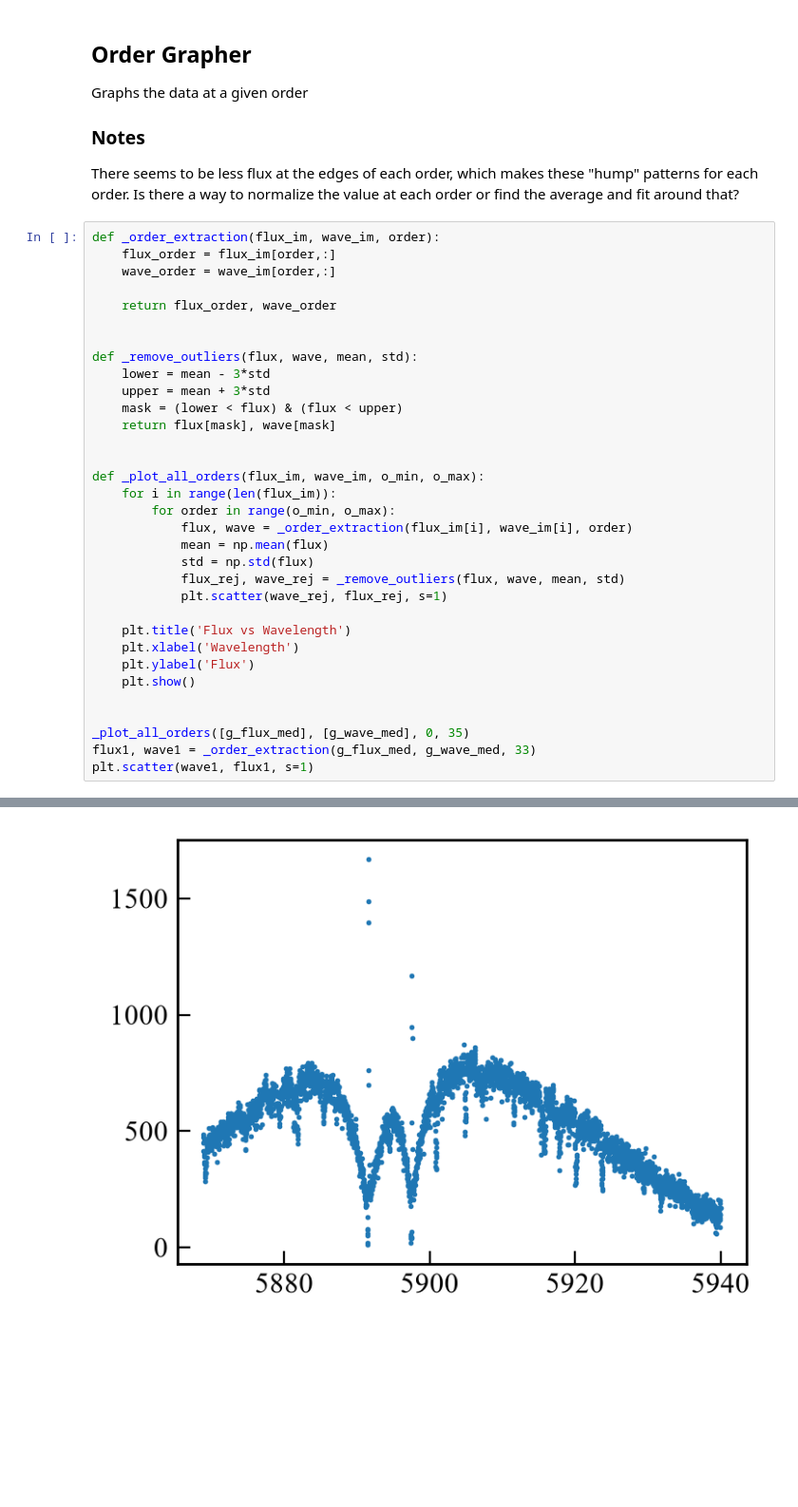
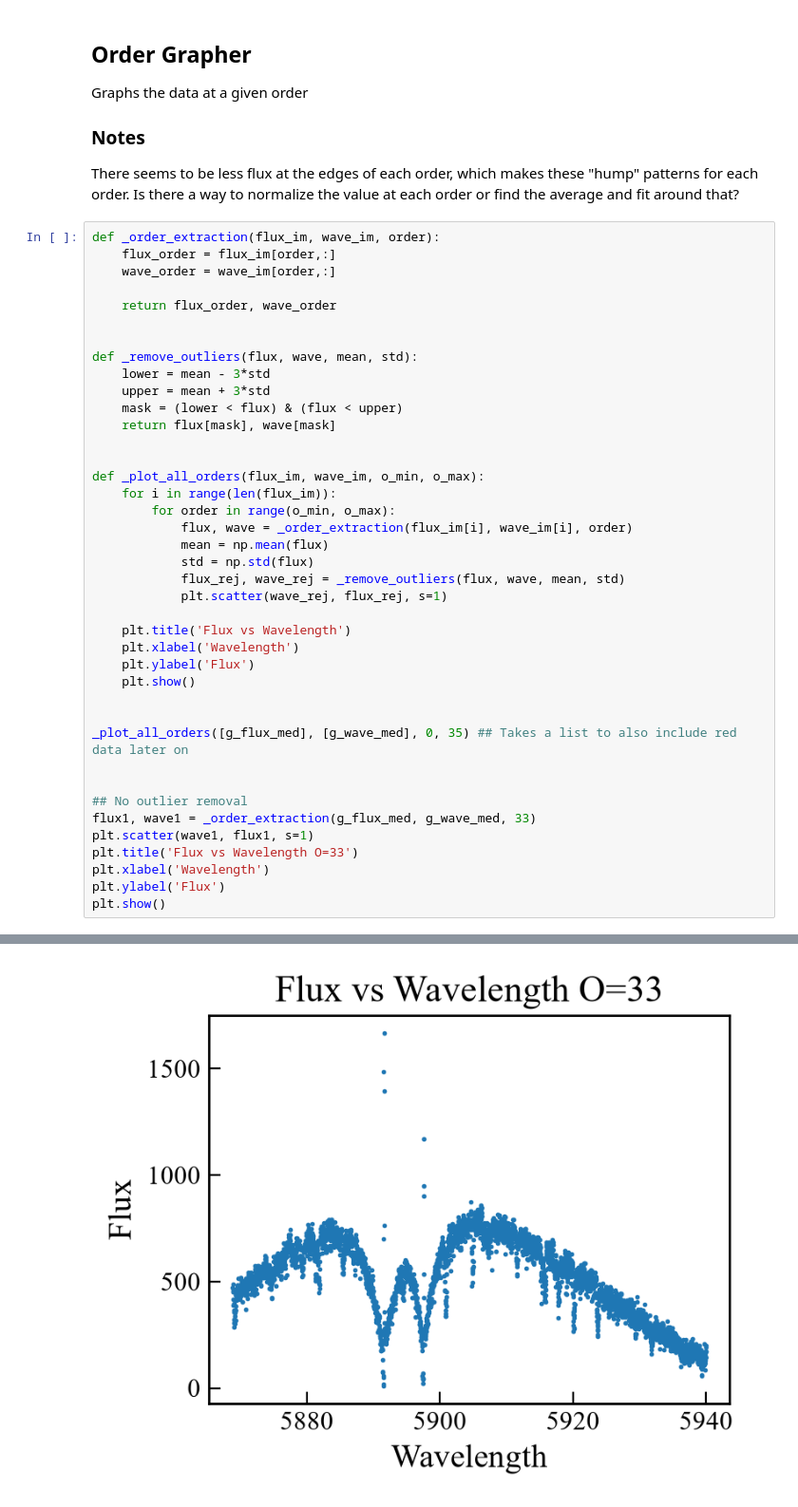
Before and after one commit to buzzman3111/Astro519Echelle, a Jupyter notebook: FileOpenCleanup.ipynb, the cells around one changed output, grey strips where cells are left out. Shown at 95% size. Cells and saved outputs as stored; diff of their text form; blank space fills up the shorter version.

```diff
--- a/FileOpenCleanup.ipynb
+++ b/FileOpenCleanup.ipynb
@@ -230,8 +269,15 @@ def _plot_all_orders(flux_im, wave_im, o_min, o_max):
 	plt.show()
 
 
-_plot_all_orders([g_flux_med], [g_wave_med], 0, 35)
+_plot_all_orders([g_flux_med], [g_wave_med], 0, 35) ## Takes a list to also include red data later on
+
+
+## No outlier removal
 flux1, wave1 = _order_extraction(g_flux_med, g_wave_med, 33)
 plt.scatter(wave1, flux1, s=1)
+plt.title('Flux vs Wavelength O=33')
+plt.xlabel('Wavelength')
+plt.ylabel('Flux')
+plt.show()
 # %% [output]
 [figure]
@@ -239 +284 @@ plt.scatter(wave1, flux1, s=1)
-[figure, old version]
+[figure, new version]
```
Also changed, not shown: parts of 5 cells of this notebook.
